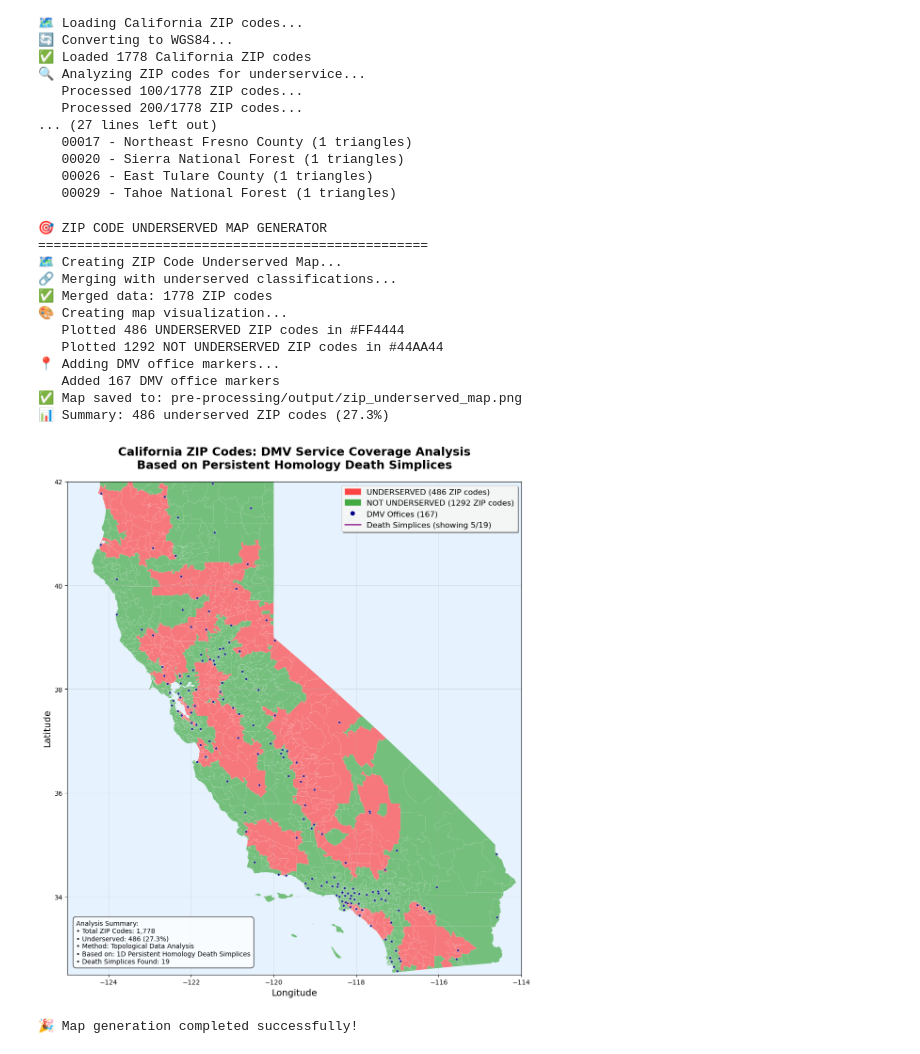
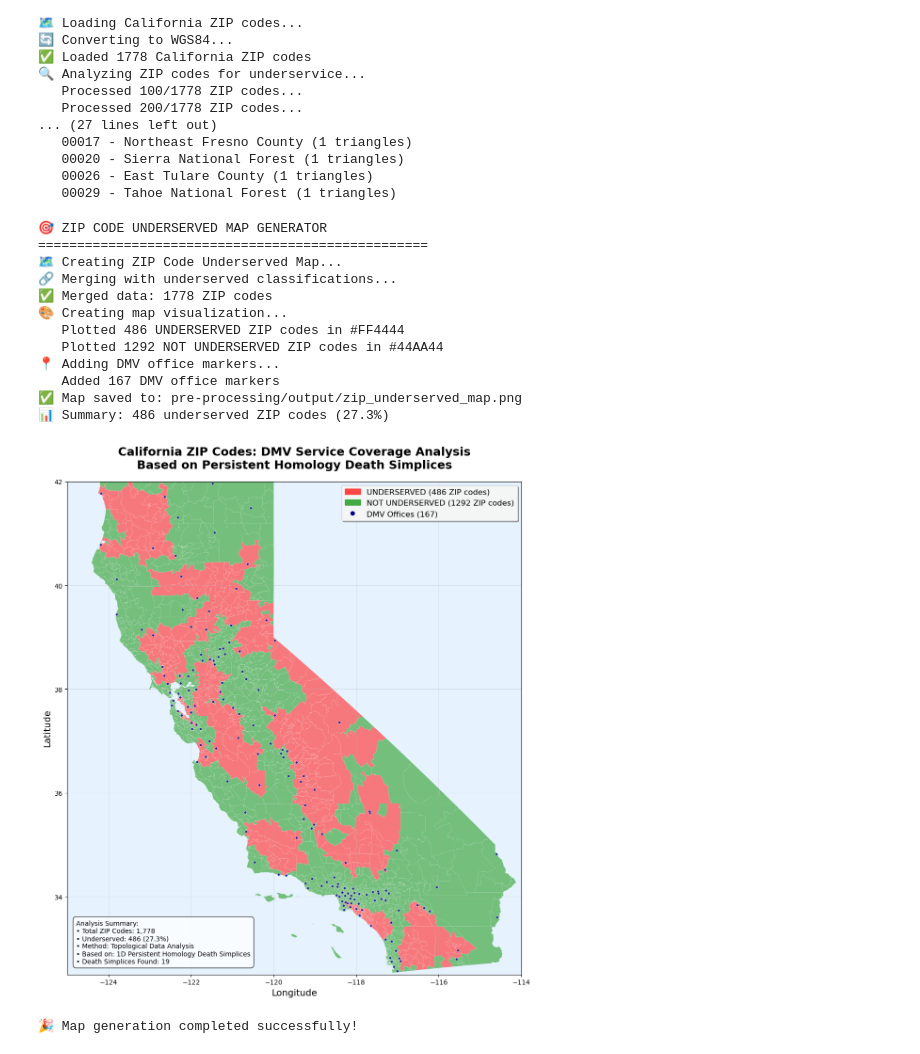
Before and after one commit to Aylin-Ambriz/DMV-resource-coverage-msri, a Jupyter notebook: dmv_ph_analysis_app.ipynb, the cells around one changed output. Cells and saved outputs as stored; diff of their text form; code cells hidden in the pictures.

```diff
--- a/dmv_ph_analysis_app.ipynb
+++ b/dmv_ph_analysis_app.ipynb
@@ -364,9 +364,7 @@ if 'results_df' in locals() and results_df is not None:
         patches.Patch(color='#FF4444', label=f'UNDERSERVED ({(results_df["STATUS"] == "UNDERSERVED").sum()} ZIP codes)'),
         patches.Patch(color='#44AA44', label=f'NOT UNDERSERVED ({(results_df["STATUS"] == "NOT UNDERSERVED").sum()} ZIP codes)'),
         plt.Line2D([0], [0], marker='o', color='w', markerfacecolor='darkblue',
-                   markersize=8, label=f'DMV Offices ({len(dmv_df)})'),
-        plt.Line2D([0], [0], color='purple', linewidth=2, alpha=0.8,
-                   label=f'Death Simplices (showing 5/{len(triangles)})')
+                   markersize=8, label=f'DMV Offices ({len(dmv_df)})')
     ]
 
     ax.legend(handles=legend_elements, loc='upper right', fontsize=12,
@@ -389,32 +387,32 @@ if 'results_df' in locals() and results_df is not None:
             verticalalignment='bottom')
 
     # Save the map
     output_file = "pre-processing/output/zip_underserved_map.png"
     plt.tight_layout()
     plt.savefig(output_file, dpi=300, bbox_inches='tight',
                 facecolor='white', edgecolor='none')
 
     print(f"✅ Map saved to: {output_file}")
     print(f"📊 Summary: {underserved_count} underserved ZIP codes ({underserved_pct:.1f}%)")
 
     plt.show()
 
     print("\n🎉 Map generation completed successfully!")
 
 else:
     print("❌ No analysis results available. Please run the ZIP code analysis first.")
 # %% [output]
 🎯 ZIP CODE UNDERSERVED MAP GENERATOR
 ==================================================
 🗺️ Creating ZIP Code Underserved Map...
 🔗 Merging with underserved classifications...
 ✅ Merged data: 1778 ZIP codes
 🎨 Creating map visualization...
    Plotted 486 UNDERSERVED ZIP codes in #FF4444
    Plotted 1292 NOT UNDERSERVED ZIP codes in #44AA44
 📍 Adding DMV office markers...
    Added 167 DMV office markers
 ✅ Map saved to: pre-processing/output/zip_underserved_map.png
 📊 Summary: 486 underserved ZIP codes (27.3%)
-[figure, old version]
+[figure, new version]
 🎉 Map generation completed successfully!
```
Also changed, not shown: 1 other file.
